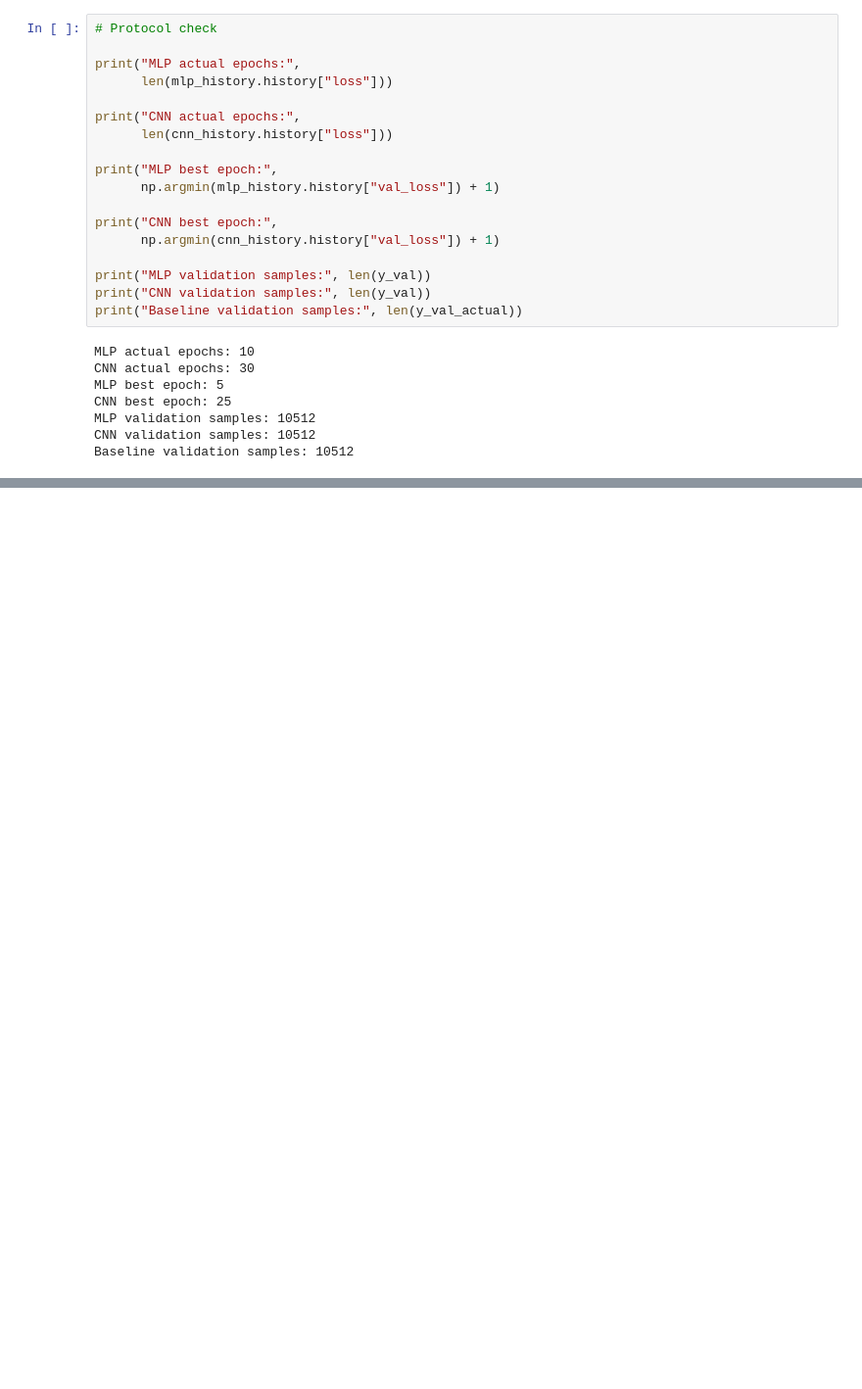
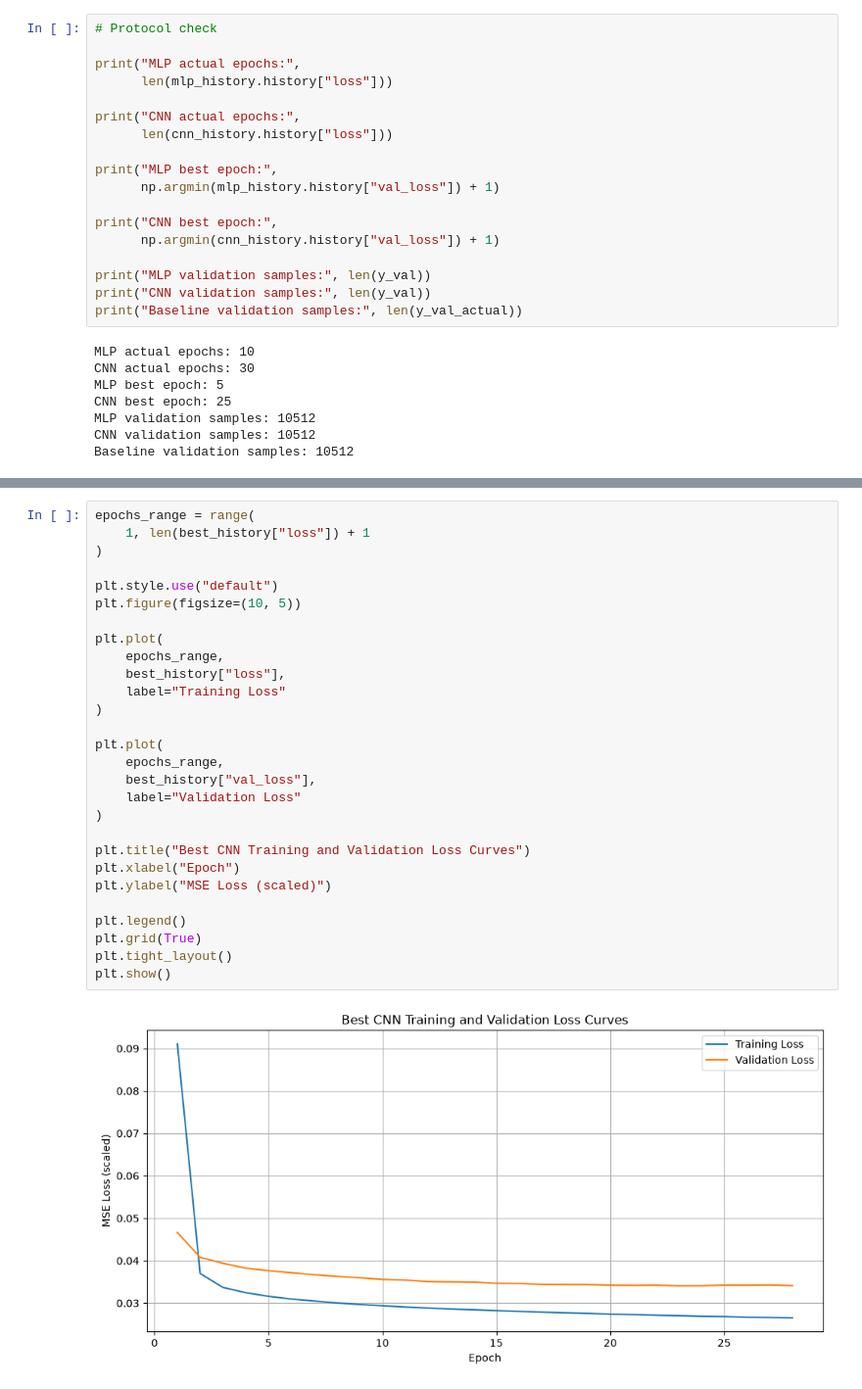
Before and after one commit to qchen534/AISE4010-Project, a Jupyter notebook: AISE4010_Project_Group#3.ipynb, the cells around one changed output, grey strips where cells are left out. Shown at 98% size. Saved outputs shown, nothing was run; the diff lists cells and outputs as text; blank space fills up the shorter version.

```diff
--- a/AISE4010_Project_Group#3.ipynb
+++ b/AISE4010_Project_Group#3.ipynb
@@ -795,0 +1089,30 @@ Baseline validation samples: 10512
+# %%
+epochs_range = range(
+    1, len(best_history["loss"]) + 1
+)
+
+plt.style.use("default")
+plt.figure(figsize=(10, 5))
+
+plt.plot(
+    epochs_range,
+    best_history["loss"],
+    label="Training Loss"
+)
+
+plt.plot(
+    epochs_range,
+    best_history["val_loss"],
+    label="Validation Loss"
+)
+
+plt.title("Best CNN Training and Validation Loss Curves")
+plt.xlabel("Epoch")
+plt.ylabel("MSE Loss (scaled)")
+
+plt.legend()
+plt.grid(True)
+plt.tight_layout()
+plt.show()
+# %% [output]
+[figure, added]
```
Also changed, not shown: parts of 10 cells of this notebook.
